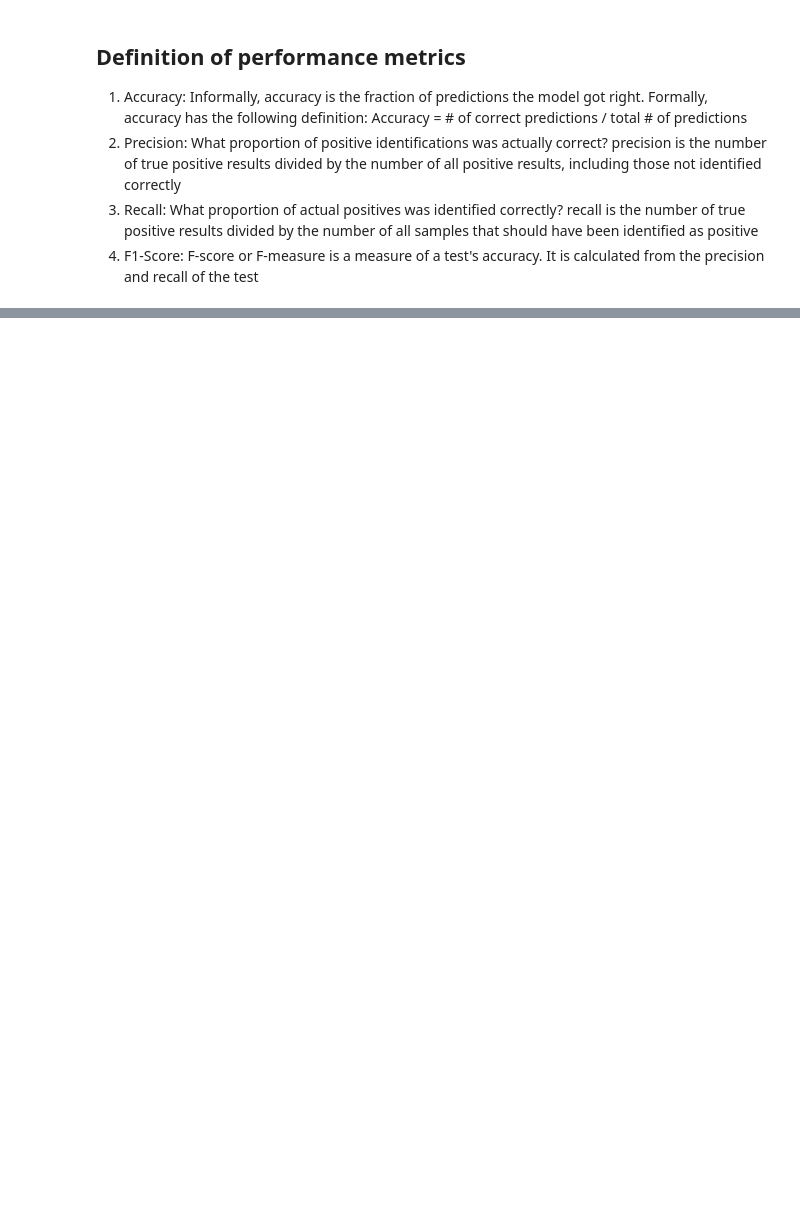
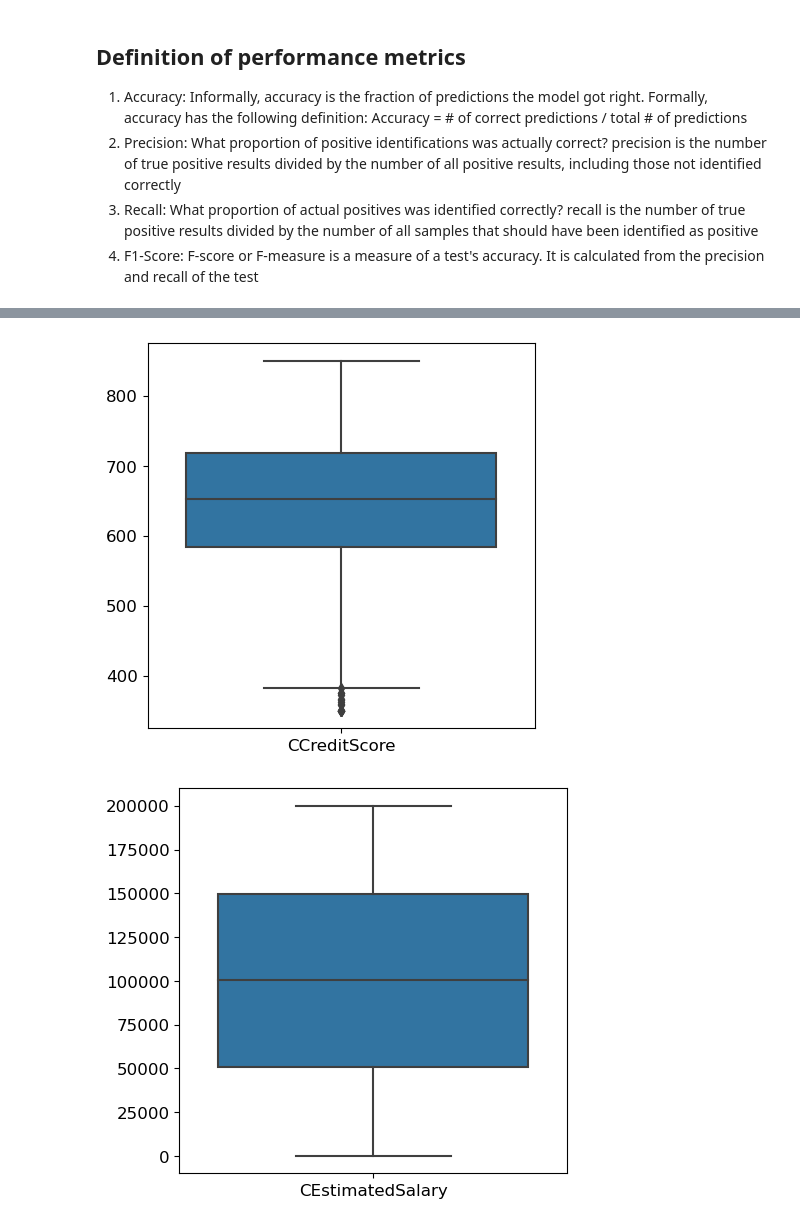
Before and after one commit to Ph1lippK/VAWI, a Jupyter notebook: Assignment_01_2270603.ipynb, the cells around one changed output, grey strips where cells are left out. Saved outputs shown, nothing was run; the diff lists cells and outputs as text; code cells hidden in the pictures; blank space fills up the shorter version.

```diff
--- a/Assignment_01_2270603.ipynb
+++ b/Assignment_01_2270603.ipynb
@@ -678,0 +903,18 @@ df.head()
+# %%
+# CreditScore
+
+fintech_outliners1 = fintech[['CCreditScore']]
+# Plot Boxplot
+fig, ax = plt.subplots(figsize=(5, 5))
+sns.boxplot(data=fintech_outliners1) # Use a boxplot to visualize any outliers
+plt.show()
+
+# CEstimatedSalary
+fintech_CEstimatedSalary = fintech[['CEstimatedSalary']]
+# Plot Boxplot
+fig, ax = plt.subplots(figsize=(5, 5))
+sns.boxplot(data=fintech_CEstimatedSalary) # Use a boxplot to visualize any outliers
+plt.show()
+# %% [output]
+[figure, added]
+[figure, added]
```
Also changed, not shown: parts of 40 cells of this notebook.
